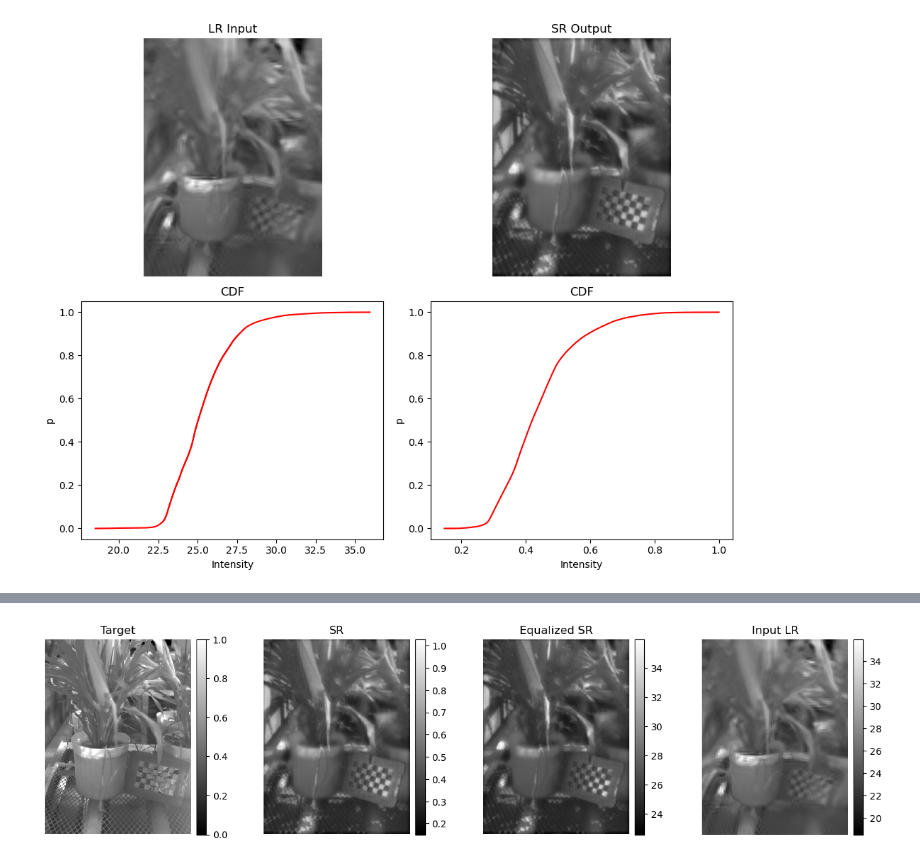
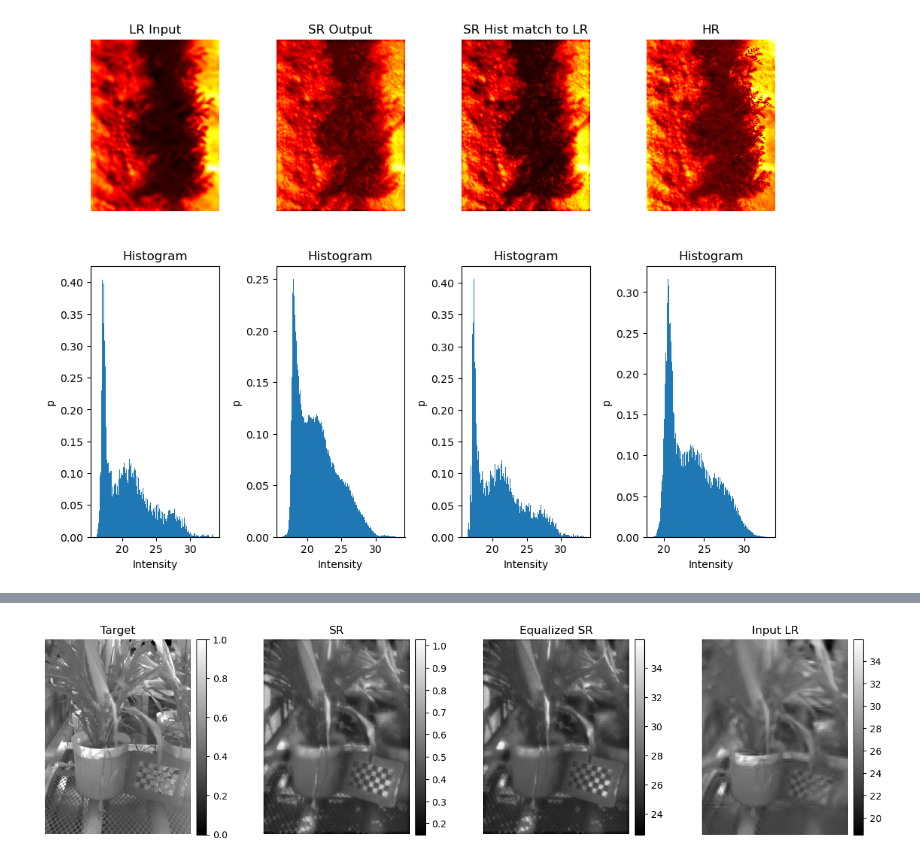
Before and after one commit to GEMINI-Breeding/SRGAN-PyTorch, a Jupyter notebook: test_themalRGB.ipynb, the cells around one changed output, grey strips where cells are left out. Drawn from its saved outputs; the diff is of its cells as text; code cells hidden in the pictures.

```diff
--- a/test_themalRGB.ipynb
+++ b/test_themalRGB.ipynb
@@ -41,0 +100,15 @@ Generator(
+# %%
+config = Config()
+# config.device = torch.device("cpu", 0)
+model = Generator(debug=True)
+#model.load_state_dict(torch.load('results/2022-05-01-ThermalRGB_NCCLoss_Fixbug/g-best.pth'))
+#model.load_state_dict(torch.load('results/2022-05-01-ThermalRGB_NCCLoss_Fixbug/g-last.pth')) # Best visual reslt
+#model.load_state_dict(torch.load('results/2023-06-01-ThermalRGB_HRMSE_RGBNCC_RealTemp/g-last.pth'))
+#model.load_state_dict(torch.load('results/2023-06-01-ThermalRGB_HRMSE_RGBNCC_RealTemp/g-last.pth'))
+# model.load_state_dict(torch.load('results/2023-06-02-ThermalRGB_HRMSE_HRNCC_RealTemp/g-best.pth'))
+#model.load_state_dict(torch.load('results/2023-06-06-ThermalRGB_HRMSE_HRNCC_T4Data/g_epoch_1301.pth')) # New structure!
+# model.load_state_dict(torch.load('results/2023-06-07-ThermalRGB_HRMSE_HRNCC_TIGAN/g-best.pth'))
+#model.load_state_dict(torch.load('results/2023-06-10-DeformableConv/g-last.pth'))
+model.load_state_dict(torch.load('results/2023-06-11-CycleGANSR2/g-last.pth'))
+model.to(config.device)
+model.eval()
@@ -192,34 +345,8 @@ plt.show()
 # %%
 # Load the two input images
-image1 = sr_img/np.max(sr_img)  # Load as grayscale
-if 0:
-    image2 = lr_img  # Load as grayscale
-else:
-    image2 = imread("IMG_0361_IR.tiff") / 1000
+image1 = sr_img  # Load as grayscale
+image2 = lr_img  # Load as grayscale
 
-    # Specify the rotation angle
-    angle = 180  # Rotate by 45 degrees clockwise
-
-    # Calculate the image center
-    height, width = image2.shape[:2]
-    center = (width / 2, height / 2)
-
-    # Define the rotation matrix
-    rotation_matrix = cv2.getRotationMatrix2D(center, angle, 1.0)
-
-    # Apply the rotation to the image
-    rotated_image = cv2.warpAffine(image2, rotation_matrix, (width, height))
-
-    #image2 = cv2.resize(image2, dsize=(rgb_img.shape[1]//4,rgb_img.shape[0]//4))
-    size = 100
-    x = 85
-    y = 1
-    h = 4*size
-    w = 3*size
-
-    crop_bbox = [y,x,y+h,x+w]
-    image2 = rotated_image[crop_bbox[0]:crop_bbox[2],crop_bbox[1]:crop_bbox[3]]
-    #image2 = rotated_image
 
 # Calculate the histogram of the first image
 n_bins = 10000
@@ -233,42 +360,64 @@ cdf1_normalized = cdf1 / cdf1.max()
 # Calculate the histogram of the second image
 hist2, bins2 = np.histogram(image2.flatten(), n_bins,density=True)
 
 # Calculate the cumulative distribution function (CDF) of the second image
 cdf2 = hist2.cumsum()
 cdf2_normalized = cdf2  / cdf2.max()
 
 # Perform histogram equalization
 cdf_mapping = np.interp(cdf1_normalized, cdf2_normalized, bins2[:-1])
-#cdf_mapping = np.interp(cdf1, cdf2, bins2[:-1])
-image1_equalized = cdf_mapping[np.round(image1 * (n_bins-1)).astype('uint32')]
+# cdf_mapping = np.interp(cdf1, cdf2, bins2[:-1])
+image1_equalized = cdf_mapping[np.round(cv2.normalize(image1, None, 0, 1, cv2.NORM_MINMAX).astype(np.float64) * (n_bins-1)).astype('uint32')]
 
 # Display the original and equalized images
-fig, ax = plt.subplots(2, 2, figsize=(10, 8))
-ax[0, 0].imshow(image2, cmap='gray')
+fig, ax = plt.subplots(2, 4, figsize=(10, 8))
+ax[0, 0].imshow(image2, cmap='hot')
 ax[0, 0].set_title('LR Input')
 ax[0, 0].axis('off')
-ax[0, 1].imshow(image1, cmap='gray')
+ax[0, 1].imshow(image1, cmap='hot')
 ax[0, 1].set_title('SR Output')
 ax[0, 1].axis('off')
-#ax[1, 0].hist(image2.flatten(), 256, [0, 1], color='r')
-ax[1, 0].plot(bins2[:-1],cdf2_normalized,color='r')
+#ax[1, 0].plot(bins2[:-1],hist2,color='r')
+ax[1, 0].hist(image2.flatten(), 256, density=True)
 #ax[1, 0].set_title('LR Input')
-ax[1, 0].set_title('CDF')
+ax[1, 0].set_title('Histogram')
 ax[1, 0].set_xlabel("Intensity")
 ax[1, 0].set_ylabel("p")
-#ax[1, 1].hist(image1.flatten(), 256, [0, 1], color='r')
-ax[1, 1].plot(bins1[:-1],cdf1_normalized,color='r')
+ax[1, 1].hist(image1.flatten(), 256, density=True)
 #ax[1, 1].set_title('SR Output')
-ax[1, 1].set_title('CDF')
+ax[1, 1].set_title('Histogram')
 ax[1, 1].set_xlabel("Intensity")
 ax[1, 1].set_ylabel("p")
+
+ax[0, 2].imshow(image1_equalized, cmap='hot')
+ax[0, 2].axis('off')
+ax[0, 2].set_title('SR Hist match to LR')
+
+ax[1, 2].set_ylabel("p")
+ax[1, 2].hist(image1_equalized.flatten(), 256, density=True)
+ax[1, 2].set_title('Histogram')
+ax[1, 2].set_xlabel("Intensity")
+ax[1, 2].set_ylabel("p")
+
+ax[0, 3].imshow(high_img, cmap='hot')
+ax[0, 3].axis('off')
+ax[0, 3].set_title('HR')
+
+ax[1, 3].set_ylabel("p")
+ax[1, 3].hist(high_img.flatten(), 256, density=True)
+ax[1, 3].set_title('Histogram')
+ax[1, 3].set_xlabel("Intensity")
+ax[1, 3].set_ylabel("p")
+
+
+
 plt.tight_layout()
 plt.show()
 
 # Display the equalized image
 plt.imshow(image1_equalized,cmap="gray")
 plt.title('Equalized Image')
 colorbar = plt.colorbar()
 colorbar.set_label('Temperature(°C)')
 # %% [output]
-[figure, old version]
+[figure, new version]
```
Also changed, not shown: parts of 20 cells of this notebook, 4 other files.
